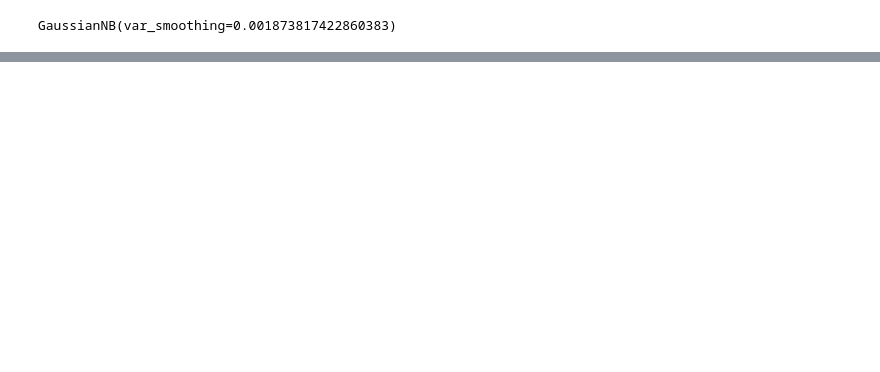
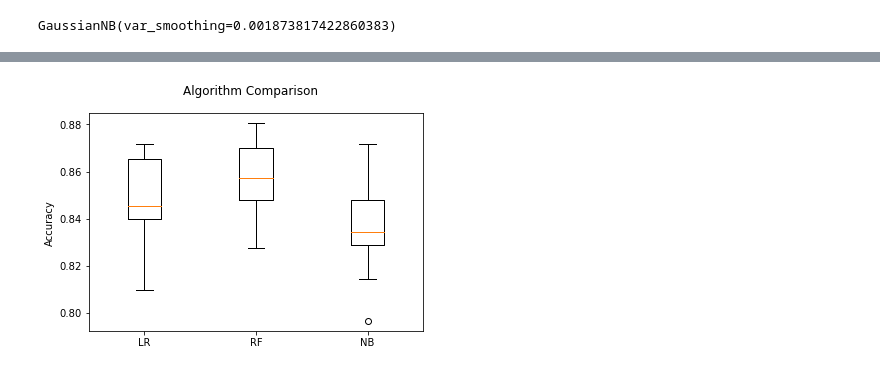
Before and after one commit to MattSchaefer24/machine-learning, a Jupyter notebook: Final_Testing.ipynb, the cells around one changed output, grey strips where cells are left out. Cells and saved outputs as stored; diff of their text form; code cells hidden in the pictures; blank space fills up the shorter version.

```diff
--- a/Final_Testing.ipynb
+++ b/Final_Testing.ipynb
@@ -340 +287,35 @@ NB: 0.824873 (0.014538)
+# %%
+# Compare Algorithms
+
+# prepare models
+models = []
+models.append((LogisticRegression(C=0.1, max_iter=4000, penalty='l2', solver='liblinear')))
+models.append((RandomForestClassifier(n_estimators=1000, min_samples_split=10, min_samples_leaf=4, max_features='auto', max_depth=20, bootstrap=True)))
+models.append((GaussianNB(var_smoothing=0.001873817422860383)))
+
+# evaluate each model
+finalresults = []
+names = ['LR', 'RF', 'NB']
+scoring = 'accuracy'
+
+# Getting mean and std of accuracy for each model
+for model in models:
+    themodel = model.fit(X_train, y_train.ravel())
+    results = cross_val_score(themodel, X_test, y_test.ravel(), cv=20)
+    finalresults.append(results)
+#     names.append(name)
+#     msg = "%s: %f (%f)" % (name, results.mean(), results.std())
+#     print(msg)
+
+# boxplot of accuracy against models
+fig = plt.figure()
+fig.suptitle('Algorithm Comparison')
+ax = fig.add_subplot(111)
+plt.boxplot(finalresults)
+ax.set_xticklabels(names)
+plt.ylabel("Accuracy")
+
+plt.show()
+# %% [output]
+[figure, added]
 # %%
```
Also changed, not shown: parts of 6 cells of this notebook, 2 other files.
